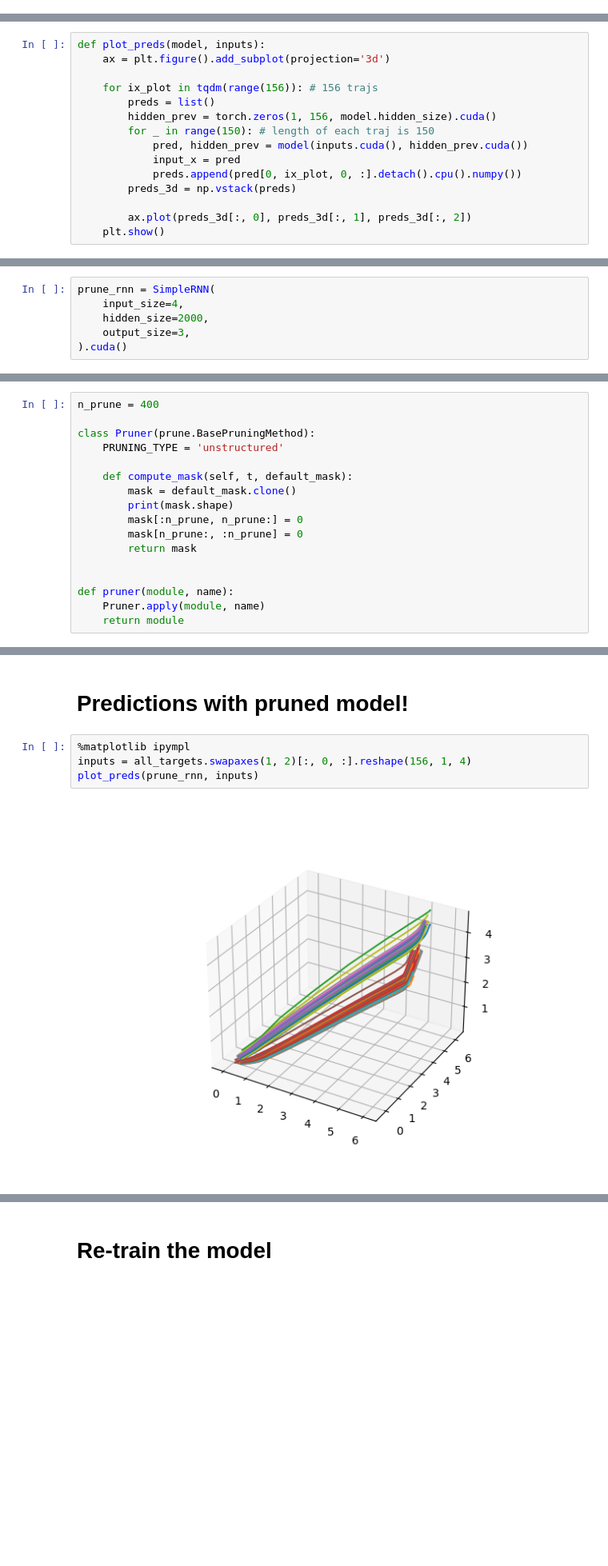
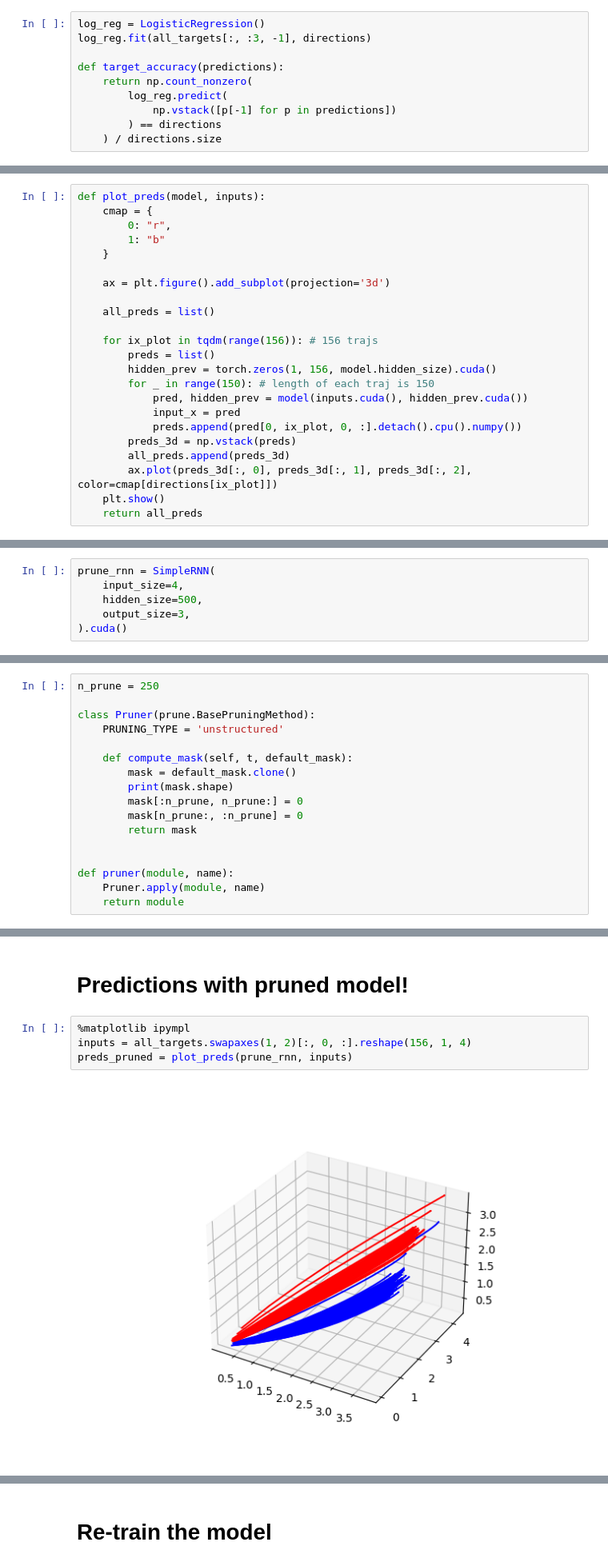
Before and after one commit to kushalkolar/rnn-go-brr, a Jupyter notebook: rnngobrr/torch_rnn_pruning.ipynb, the cells around one changed output, grey strips where cells are left out. Shown at 80% size. Saved outputs shown, nothing was run; the diff lists cells and outputs as text; blank space fills up the shorter version.

```diff
--- a/rnngobrr/torch_rnn_pruning.ipynb
+++ b/rnngobrr/torch_rnn_pruning.ipynb
@@ -112,0 +116,10 @@ def make_ascent(loss):
+# %%
+log_reg = LogisticRegression()
+log_reg.fit(all_targets[:, :3, -1], directions)
+
+def target_accuracy(predictions):
+    return np.count_nonzero(
+        log_reg.predict(
+            np.vstack([p[-1] for p in predictions])
+        ) == directions
+    ) / directions.size
@@ -221,7 +258,14 @@ ls[-10:]
 # Just a function to plot predictions
 # %%
 def plot_preds(model, inputs):
+    cmap = {
+        0: "r",
+        1: "b"
+    }
+
     ax = plt.figure().add_subplot(projection='3d')
+
+    all_preds = list()
 
     for ix_plot in tqdm(range(156)): # 156 trajs
         preds = list()
@@ -231,9 +275,10 @@ def plot_preds(model, inputs):
             input_x = pred
             preds.append(pred[0, ix_plot, 0, :].detach().cpu().numpy())
         preds_3d = np.vstack(preds)
-
-        ax.plot(preds_3d[:, 0], preds_3d[:, 1], preds_3d[:, 2])
+        all_preds.append(preds_3d)
+        ax.plot(preds_3d[:, 0], preds_3d[:, 1], preds_3d[:, 2], color=cmap[directions[ix_plot]])
     plt.show()
+    return all_preds
 # %%
 %matplotlib ipympl
 inputs = all_targets.swapaxes(1, 2)[:, 0, :].reshape(156, 1, 4)
@@ -256,7 +305,7 @@ torch.save(simple_rnn.state_dict(), "./simple_rnn.pt")
 # %%
 prune_rnn = SimpleRNN(
     input_size=4,
-    hidden_size=2000,
+    hidden_size=500,
     output_size=3,
 ).cuda()
 # %%
@@ -277,7 +326,7 @@ import torch.nn.utils.prune as prune
 # This class is a pruner
 ## Set `n_prune` to number of neurons to prune
 # %%
-n_prune = 400
+n_prune = 250
 
 class Pruner(prune.BasePruningMethod):
     PRUNING_TYPE = 'unstructured'
@@ -313,6 +362,6 @@ plt.show()
 # %%
 %matplotlib ipympl
 inputs = all_targets.swapaxes(1, 2)[:, 0, :].reshape(156, 1, 4)
-plot_preds(prune_rnn, inputs)
+preds_pruned = plot_preds(prune_rnn, inputs)
 # %% [output]
-[figure, old version]
+[figure, new version]
```
Also changed, not shown: parts of 19 cells of this notebook.
